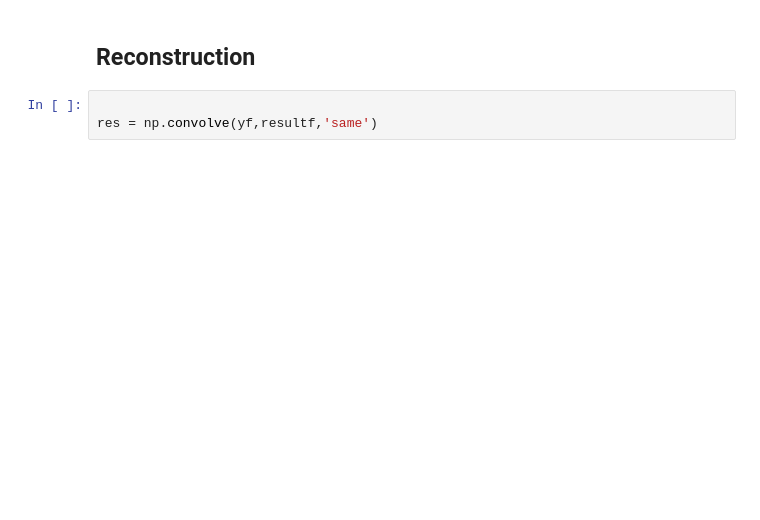
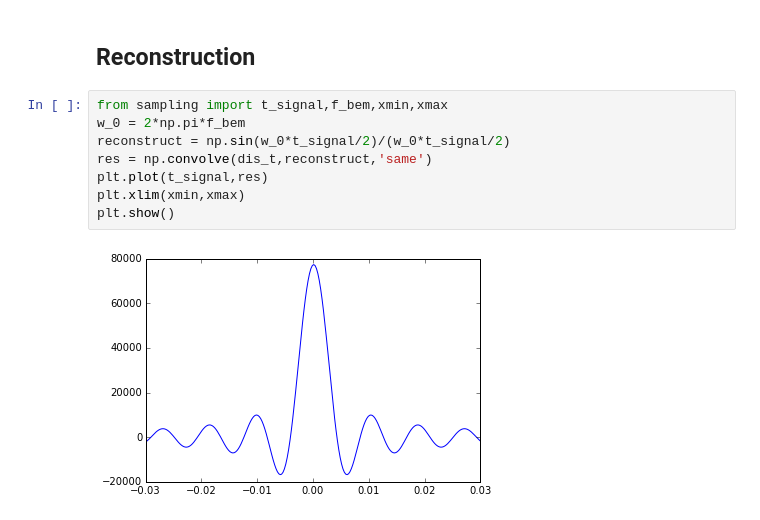
Before and after one commit to claesenm/kul-systeemtheorie, a Jupyter notebook: notebooks/Sampling.ipynb, the cells around one changed output. Drawn from its saved outputs; the diff is of its cells as text; blank space fills up the shorter version.

```diff
--- a/notebooks/Sampling.ipynb
+++ b/notebooks/Sampling.ipynb
@@ -90,5 +69,12 @@ NameError: name 'result' is not defined
 # %% [markdown]
 ## Reconstruction
-# %%
-
-res = np.convolve(yf,resultf,'same')
+# %%
+from sampling import t_signal,f_bem,xmin,xmax
+w_0 = 2*np.pi*f_bem
+reconstruct = np.sin(w_0*t_signal/2)/(w_0*t_signal/2)
+res = np.convolve(dis_t,reconstruct,'same')
+plt.plot(t_signal,res)
+plt.xlim(xmin,xmax)
+plt.show()
+# %% [output]
+[figure, added]
```
Also changed, not shown: parts of 8 cells of this notebook, 4 other files.
